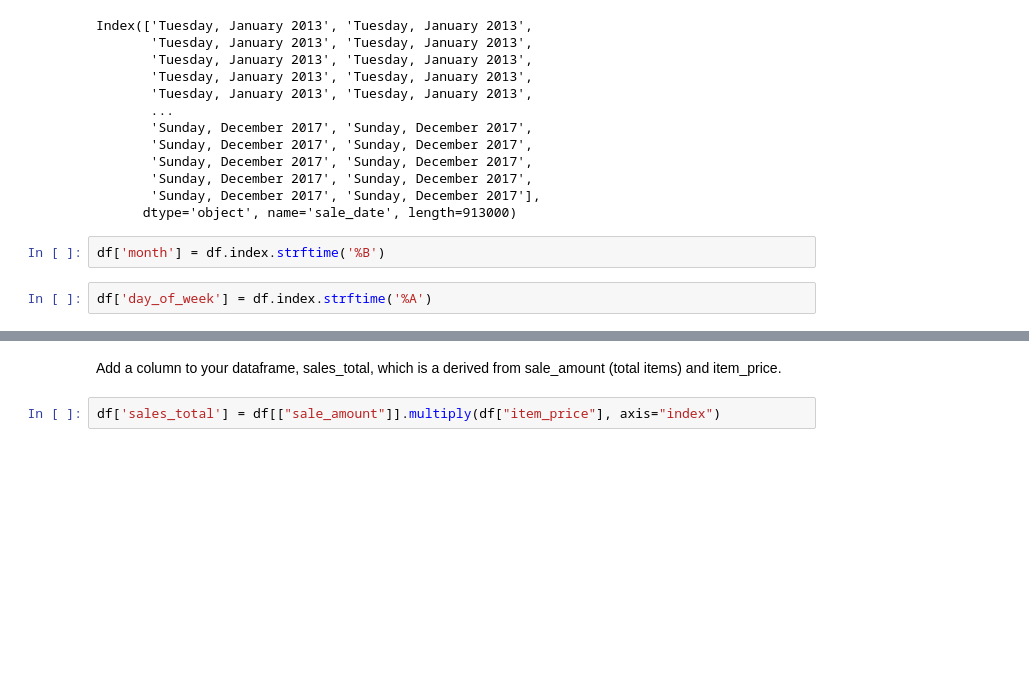
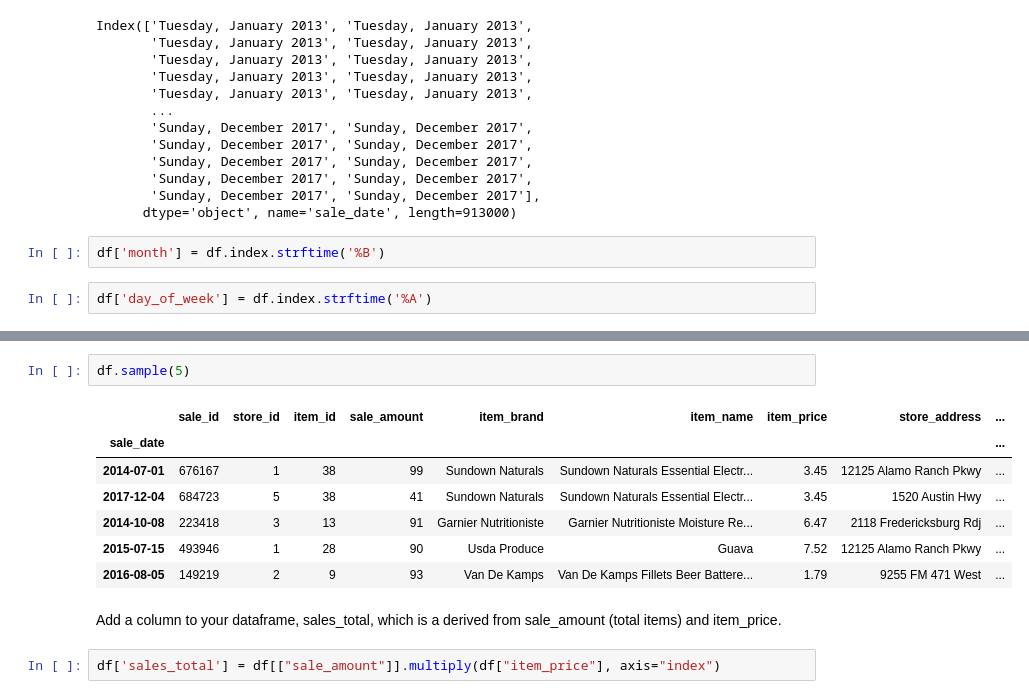
Before and after one commit to jorgellopez38/time-series-exercises, a Jupyter notebook: prepare.ipynb, the cells around one changed output, grey strips where cells are left out. Drawn from its saved outputs; the diff is of its cells as text; blank space fills up the shorter version.

```diff
--- a/prepare.ipynb
+++ b/prepare.ipynb
@@ -92,3 +83,13 @@ df.head()
+# %%
+df.sample(5)
+# %% [output]
+|  | sale_id | store_id | item_id | sale_amount | item_brand | item_name | item_price | store_address | ... |
+| sale_date |  |  |  |  |  |  |  |  | ... |
+| 2014-07-01 | 676167 | 1 | 38 | 99 | Sundown Naturals | Sundown Naturals Essential Electr... | 3.45 | 12125 Alamo Ranch Pkwy | ... |
+| 2017-12-04 | 684723 | 5 | 38 | 41 | Sundown Naturals | Sundown Naturals Essential Electr... | 3.45 | 1520 Austin Hwy | ... |
+| 2014-10-08 | 223418 | 3 | 13 | 91 | Garnier Nutritioniste | Garnier Nutritioniste Moisture Re... | 6.47 | 2118 Fredericksburg Rdj | ... |
+| 2015-07-15 | 493946 | 1 | 28 | 90 | Usda Produce | Guava | 7.52 | 12125 Alamo Ranch Pkwy | ... |
+| 2016-08-05 | 149219 | 2 | 9 | 93 | Van De Kamps | Van De Kamps Fillets Beer Battere... | 1.79 | 9255 FM 471 West | ... |
 # %% [markdown]
 Add a column to your dataframe, sales_total, which is a derived from sale_amount (total items) and item_price.
 # %%
```
Also changed, not shown: parts of 4 cells of this notebook.
